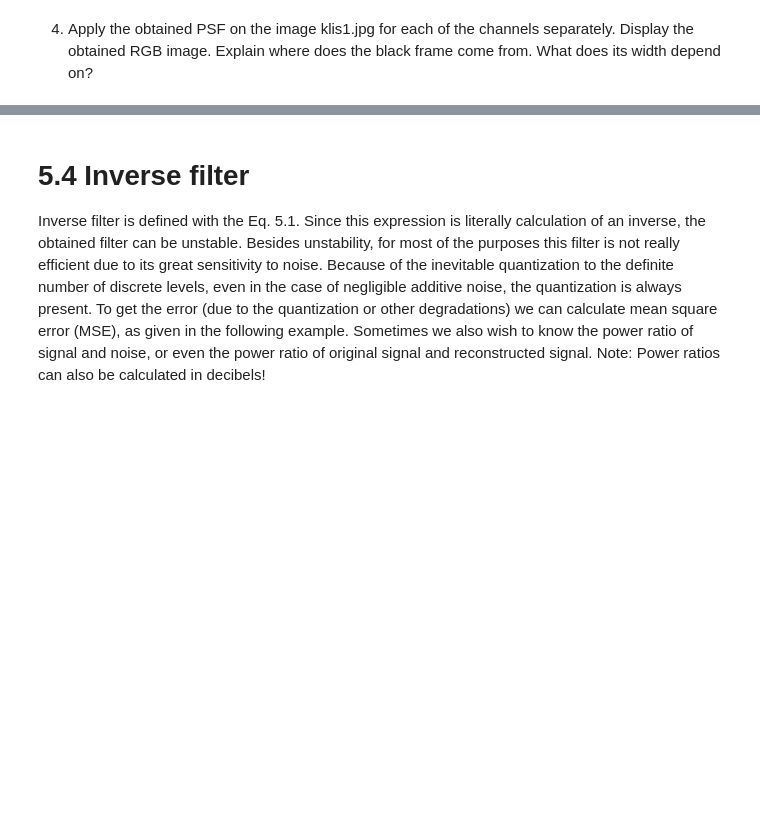
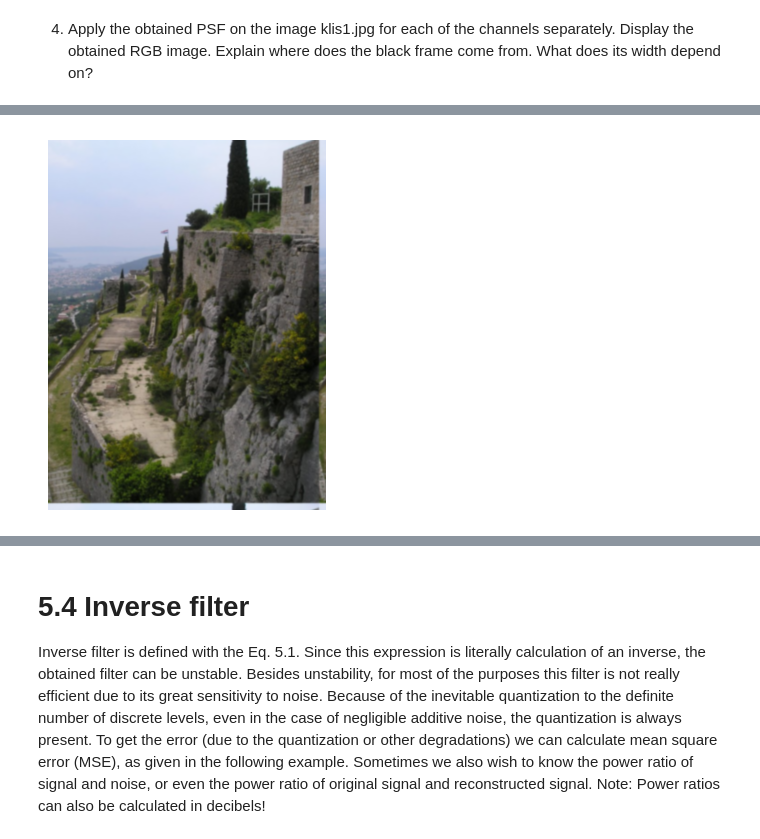
Before and after one commit to doms911/Digital-Image-Processing-and-Analysis, a Jupyter notebook: DIPA_Laboratory_Exercise_3.ipynb, the cells around one changed output, grey strips where cells are left out. Saved outputs shown, nothing was run; the diff lists cells and outputs as text; code cells hidden in the pictures; blank space fills up the shorter version.

```diff
--- a/DIPA_Laboratory_Exercise_3.ipynb
+++ b/DIPA_Laboratory_Exercise_3.ipynb
@@ -377,0 +401,32 @@ plt.show()
+# %%
+# Write-in your solution
+img = cv2.imread('/content/drive/MyDrive/Images/klis1.jpg')
+img_rgb = cv2.cvtColor(img, cv2.COLOR_BGR2RGB)
+
+alpha = 0.5
+shift_amount = 10
+size = 51
+sigma = np.sqrt(1 / (2 * alpha**2))
+h1d = cv2.getGaussianKernel(ksize=size, sigma=sigma)
+psf_gaussian = np.outer(h1d, h1d)
+
+psf_shift = np.zeros((size, size))
+psf_shift[shift_amount, shift_amount] = 1
+
+psf_combined = convolve2d(psf_gaussian, psf_shift, mode='full')
+psf_combined /= np.sum(psf_combined)
+
+channels = []
+for i in range(3):
+    channel = img_rgb[:, :, i]
+    degraded = convolve2d(channel, psf_combined, mode='same', boundary='wrap')
+    degraded = np.clip(degraded, 0, 255).astype(np.uint8)
+    channels.append(degraded)
+
+img_degraded_rgb = np.stack(channels, axis=-1)
+
+plt.imshow(img_degraded_rgb)
+plt.axis('off')
+plt.show()
+# %% [output]
+[figure, added]
```
Also changed, not shown: parts of 19 cells of this notebook.
